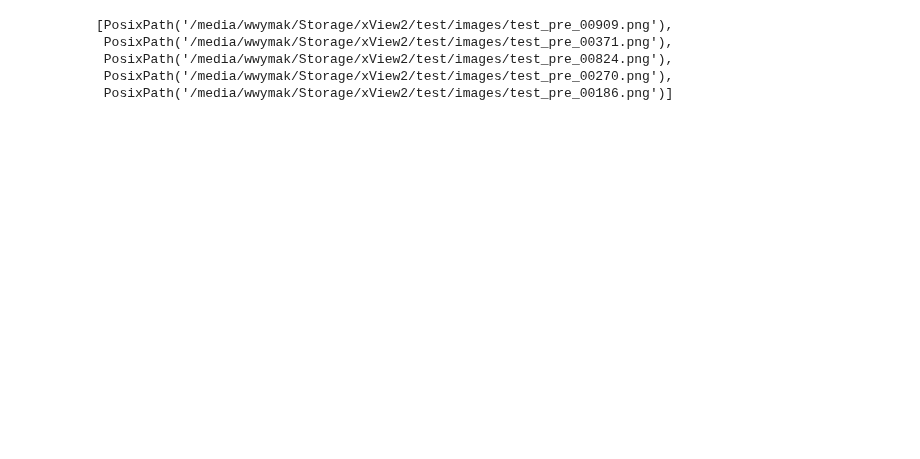
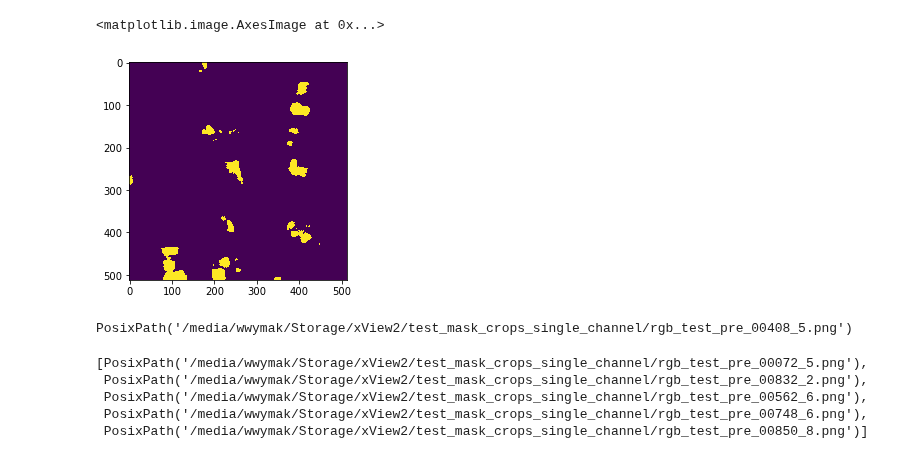
Before and after one commit to wwymak/spacenet-buildings, a Jupyter notebook: xview2/18Nov segment on test .ipynb, the cells around one changed output. Drawn from its saved outputs; the diff is of its cells as text; code cells hidden in the pictures; blank space fills up the shorter version.

```diff
--- a/xview2/18Nov segment on test .ipynb
+++ b/xview2/18Nov segment on test .ipynb
@@ -59 +220,19 @@ W1118 22:09:00.333847 139684773304128 deprecation_wrapper.py:119] From /home/wwy
+# %%
+plt.imshow(cv2.imread(str(test_mask_crops.ls()[5]), cv2.IMREAD_GRAYSCALE))
+# %% [output]
+<matplotlib.image.AxesImage at 0x...>
+[figure, added]
+# %%
+test_mask_crops.ls()[5]
+# %% [output]
+PosixPath('/media/wwymak/Storage/xView2/test_mask_crops_single_channel/rgb_test_pre_00408_5.png')
+# %%
+img_ids = list(set(['_'.join(x.name.split('_')[:-1]) for x in test_mask_crops.ls()]))
+test_mask_crops.ls()[:5]
+# %% [output]
+[PosixPath('/media/wwymak/Storage/xView2/test_mask_crops_single_channel/rgb_test_pre_00072_5.png'),
+ PosixPath('/media/wwymak/Storage/xView2/test_mask_crops_single_channel/rgb_test_pre_00832_2.png'),
+ PosixPath('/media/wwymak/Storage/xView2/test_mask_crops_single_channel/rgb_test_pre_00562_6.png'),
+ PosixPath('/media/wwymak/Storage/xView2/test_mask_crops_single_channel/rgb_test_pre_00748_6.png'),
+ PosixPath('/media/wwymak/Storage/xView2/test_mask_crops_single_channel/rgb_test_pre_00850_8.png')]
 # %%
@@ -79,19 +249,0 @@ def create_small_tiles(img_filepath, save_dir_rgb):
-# %%
-data_dir = Path("/media/wwymak/Storage/xView2")
-mask_dir = data_dir / "mask_full_size_single_channel"
-
-
-test_images_crops = data_dir / "test_crops"
-test_mask_crops = data_dir / "test_mask_crops_single_channel"
-test_images_crops.mkdir(exist_ok=True)
-test_mask_crops.mkdir(exist_ok=True)
-
-undamaged_fnames = [fname for fname in (data_dir / "test" / "images").ls() if '_pre_' in fname.name]
-
-undamaged_fnames[:5]
-# %% [output]
-[PosixPath('/media/wwymak/Storage/xView2/test/images/test_pre_00909.png'),
- PosixPath('/media/wwymak/Storage/xView2/test/images/test_pre_00371.png'),
- PosixPath('/media/wwymak/Storage/xView2/test/images/test_pre_00824.png'),
- PosixPath('/media/wwymak/Storage/xView2/test/images/test_pre_00270.png'),
- PosixPath('/media/wwymak/Storage/xView2/test/images/test_pre_00186.png')]
```
Also changed, not shown: parts of 25 cells of this notebook, 1 other file.
